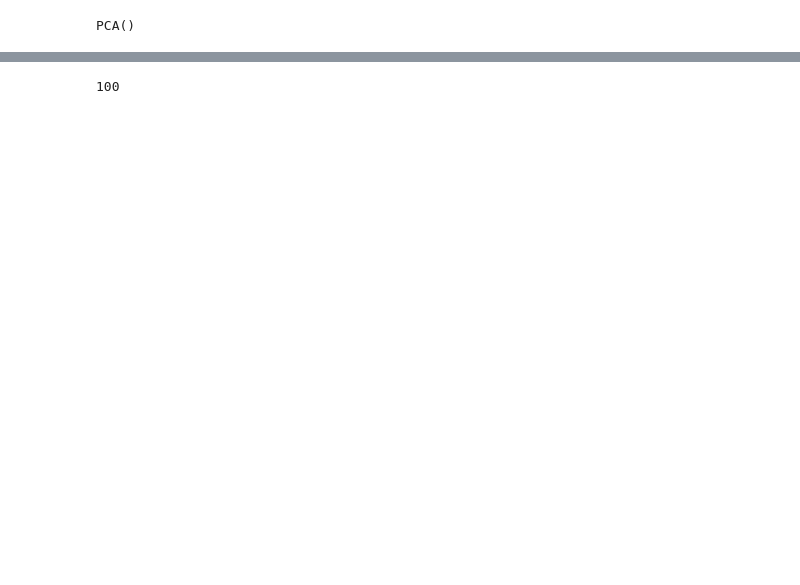
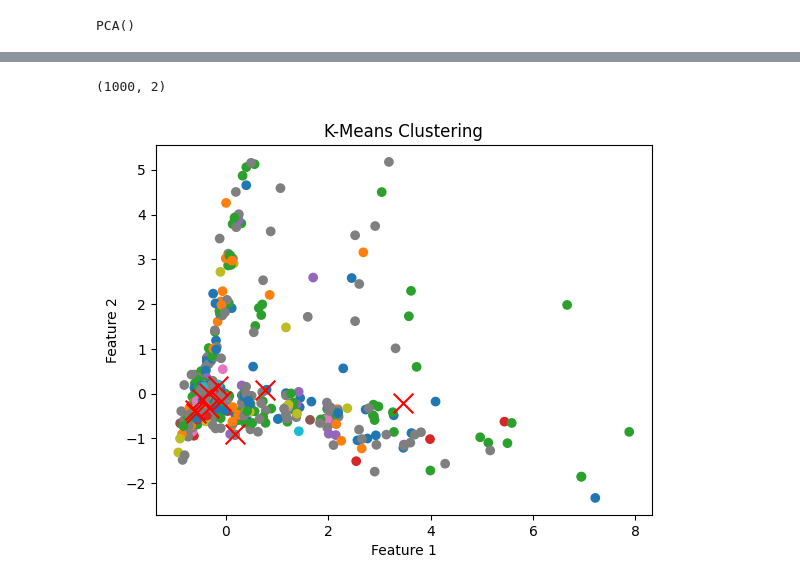
Before and after one commit to AdvancingHermit/CompToolsProject, a Jupyter notebook: Word_embedding.ipynb, the cells around one changed output, grey strips where cells are left out. Drawn from its saved outputs; the diff is of its cells as text; code cells hidden in the pictures; blank space fills up the shorter version.

```diff
--- a/Word_embedding.ipynb
+++ b/Word_embedding.ipynb
@@ -145,4 +210,43 @@ Name: Genre, dtype: int64
 # %%
 len(df_sample)
+
+
+pca = PCA(n_components=2)
+C = pca.fit_transform(X)
+
+print(C.shape)
+
+C = B
 # %% [output]
-100
+(1000, 2)
+# %%
+from sklearn.cluster import KMeans
+import matplotlib.colors as mcolors
+
+# 2. Initialize the KMeans model
+kmeans = KMeans(n_clusters=10, random_state=42)
+
+# 3. Fit the model to your data
+kmeans.fit(C)
+
+# 4. Get cluster assignments
+#labels = kmeans.labels_
+labels = df_sample['Genre'].values
+genres = pd.unique(labels)
+colors = plt.cm.tab10.colors
+color_map = {g: colors[i % len(colors)] for i, g in enumerate(genres)}
+mapped_colors = [mcolors.to_hex(color_map[g]) for g in labels]
+
+# 5. Get cluster centers
+centers = kmeans.cluster_centers_
+
+plt.scatter(C[:, 0], C[:, 1], c=mapped_colors, cmap='viridis')
+plt.scatter(centers[:, 0], centers[:, 1], c='red', marker='x', s=200)
+plt.title("K-Means Clustering")
+plt.xlabel("Feature 1")
+plt.ylabel("Feature 2")
+
+#plt.axis([0, 20, 0, 20])
+plt.show()
+# %% [output]
+[figure, added]
```
Also changed, not shown: parts of 12 cells of this notebook.
